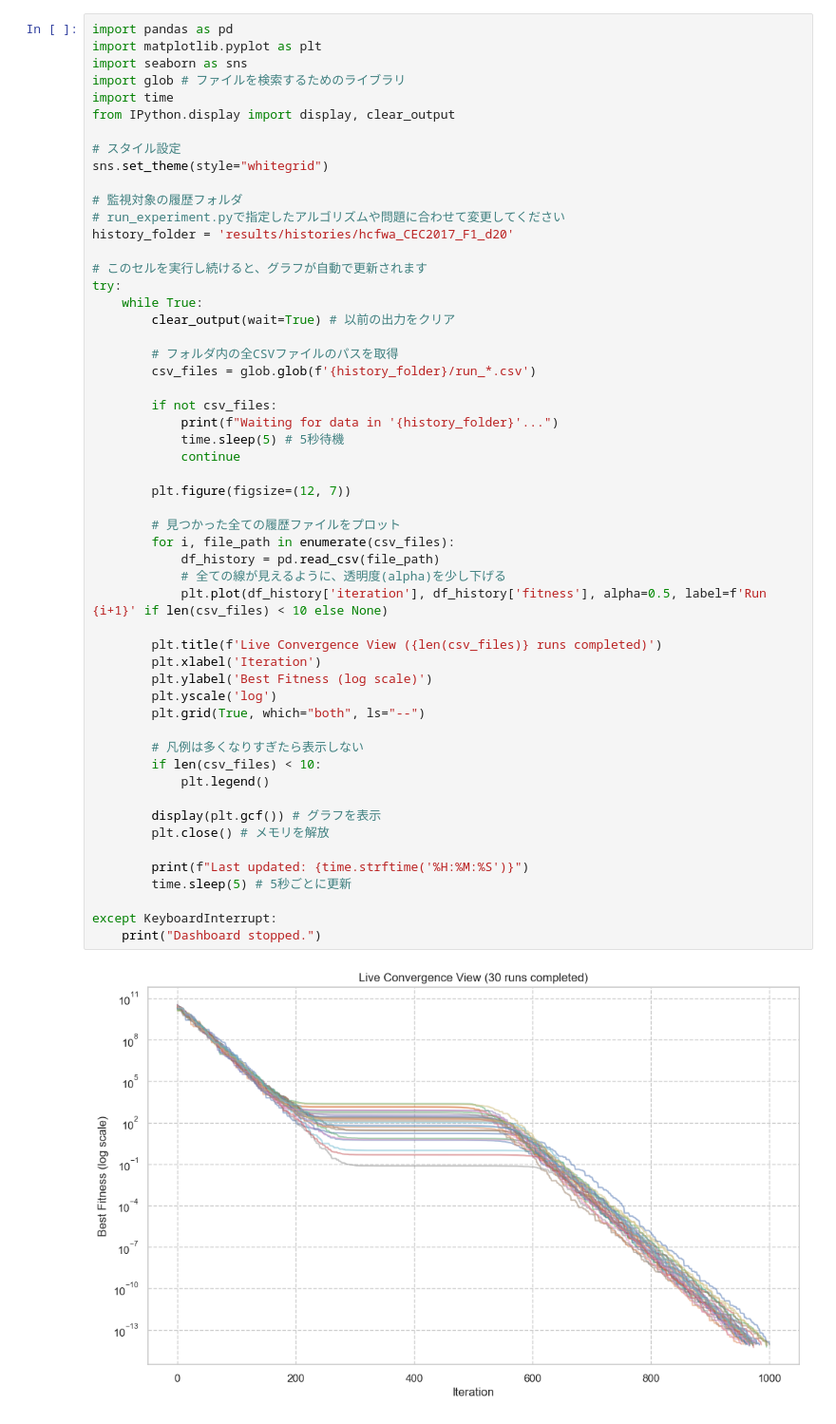
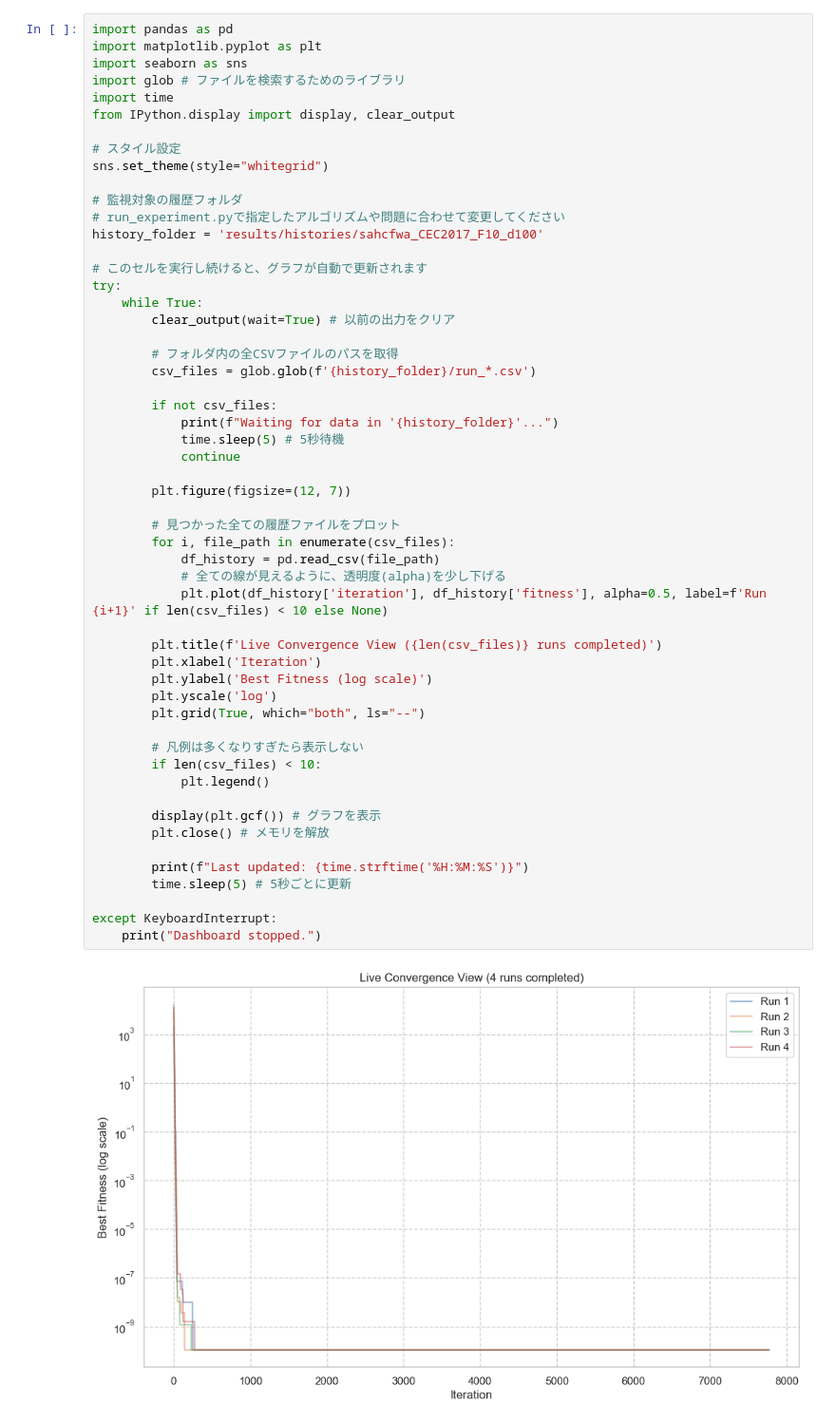
Before and after one commit to ryutkura/Python_Sample, a Jupyter notebook: dashboard.ipynb, the cells around one changed output. Shown at 95% size. Drawn from its saved outputs; the diff is of its cells as text.

```diff
--- a/dashboard.ipynb
+++ b/dashboard.ipynb
@@ -11,7 +11,7 @@ sns.set_theme(style="whitegrid")
 
 # 監視対象の履歴フォルダ
 # run_experiment.pyで指定したアルゴリズムや問題に合わせて変更してください
-history_folder = 'results/histories/hcfwa_CEC2017_F1_d20'
+history_folder = 'results/histories/sahcfwa_CEC2017_F10_d100'
 
 # このセルを実行し続けると、グラフが自動で更新されます
 try:
@@ -26,31 +26,31 @@ try:
             time.sleep(5) # 5秒待機
             continue
 
         plt.figure(figsize=(12, 7))
 
         # 見つかった全ての履歴ファイルをプロット
         for i, file_path in enumerate(csv_files):
             df_history = pd.read_csv(file_path)
             # 全ての線が見えるように、透明度(alpha)を少し下げる
             plt.plot(df_history['iteration'], df_history['fitness'], alpha=0.5, label=f'Run {i+1}' if len(csv_files) < 10 else None)
 
         plt.title(f'Live Convergence View ({len(csv_files)} runs completed)')
         plt.xlabel('Iteration')
         plt.ylabel('Best Fitness (log scale)')
         plt.yscale('log')
         plt.grid(True, which="both", ls="--")
 
         # 凡例は多くなりすぎたら表示しない
         if len(csv_files) < 10:
             plt.legend()
 
         display(plt.gcf()) # グラフを表示
         plt.close() # メモリを解放
 
         print(f"Last updated: {time.strftime('%H:%M:%S')}")
         time.sleep(5) # 5秒ごとに更新
 
 except KeyboardInterrupt:
     print("Dashboard stopped.")
 # %% [output]
-[figure, old version]
+[figure, new version]
```
Also changed, not shown: parts of 1 cell of this notebook.
